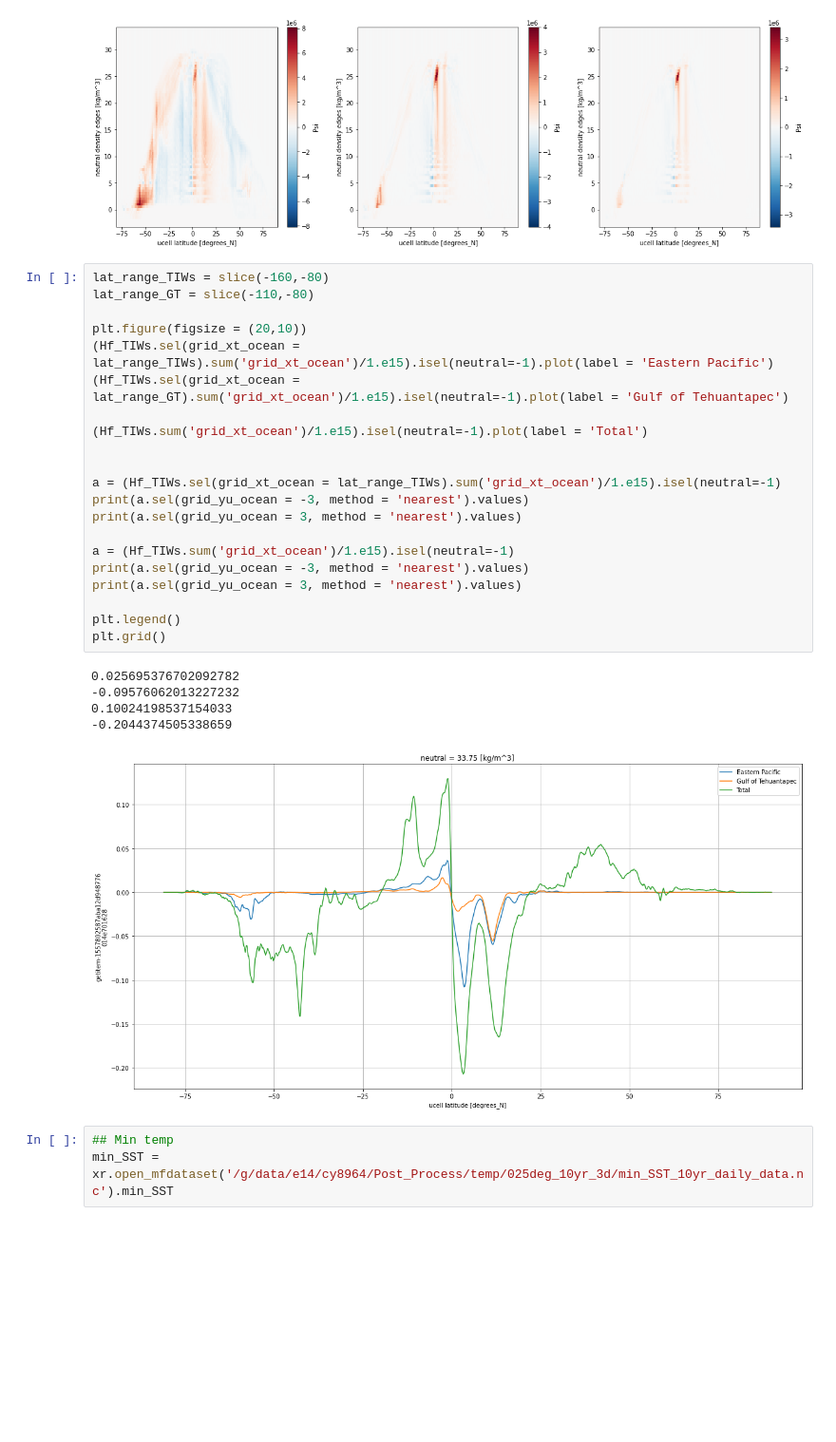
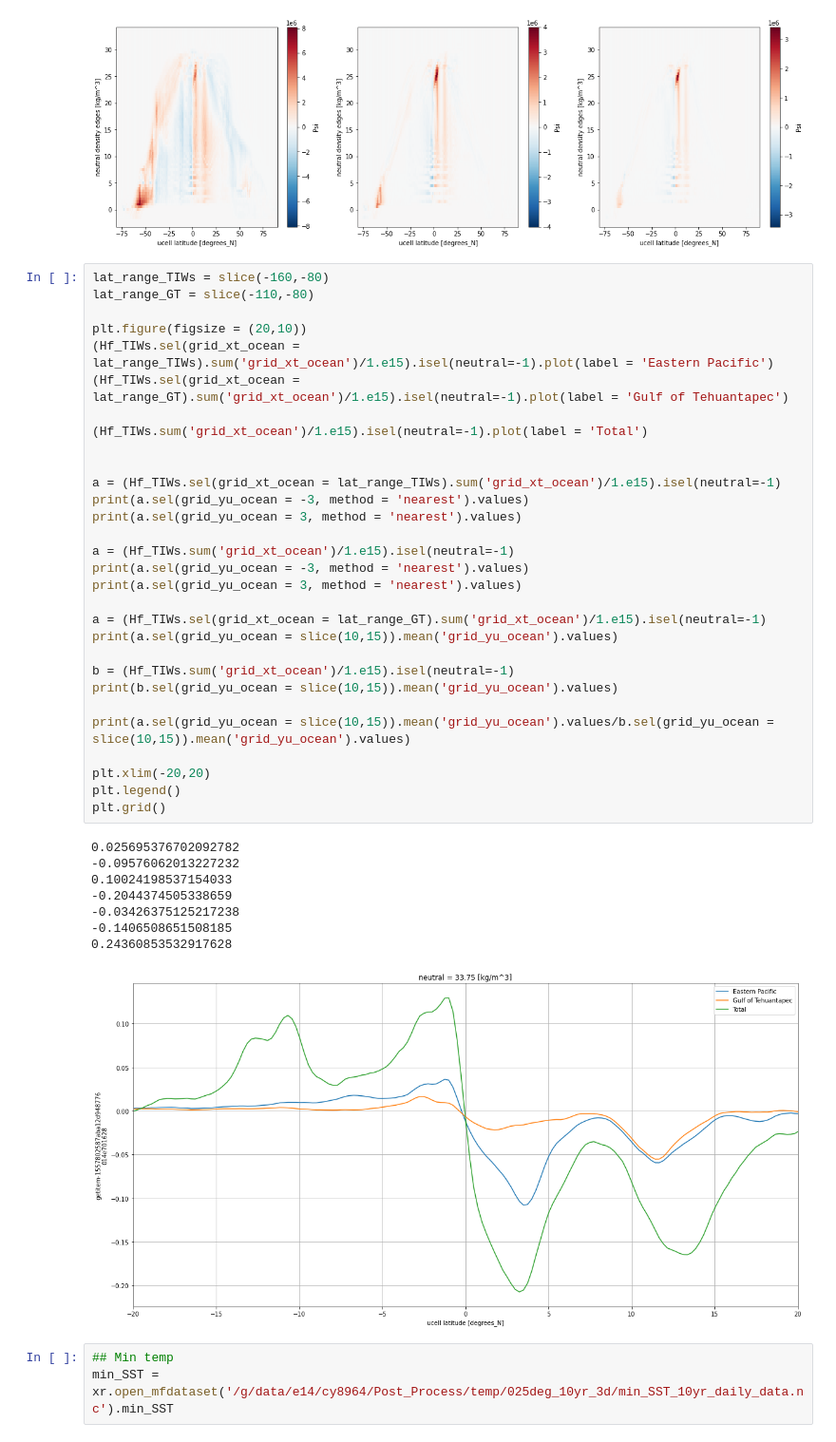
Before and after one commit to claireyung/Eddy_Diathermal_Code, a Jupyter notebook: Some_regional_numbers.ipynb, the cells around one changed output. Shown at 95% size. Saved outputs shown, nothing was run; the diff lists cells and outputs as text; blank space fills up the shorter version.

Commit message:
3 Dec 2022 - Add 1 degree analysis for 10 years, comparison of mean and tot for small terms, and update figures

```diff
--- a/Some_regional_numbers.ipynb
+++ b/Some_regional_numbers.ipynb
@@ -223,30 +225,42 @@ Psi_TIWs.sel(grid_xt_ocean = slice(-130,-100)).sum('grid_xt_ocean').plot(x = 'gr
 # %%
 lat_range_TIWs = slice(-160,-80)
 lat_range_GT = slice(-110,-80)
 
 plt.figure(figsize = (20,10))
 (Hf_TIWs.sel(grid_xt_ocean = lat_range_TIWs).sum('grid_xt_ocean')/1.e15).isel(neutral=-1).plot(label = 'Eastern Pacific')
 (Hf_TIWs.sel(grid_xt_ocean = lat_range_GT).sum('grid_xt_ocean')/1.e15).isel(neutral=-1).plot(label = 'Gulf of Tehuantapec')
 
 (Hf_TIWs.sum('grid_xt_ocean')/1.e15).isel(neutral=-1).plot(label = 'Total')
 
 
 a = (Hf_TIWs.sel(grid_xt_ocean = lat_range_TIWs).sum('grid_xt_ocean')/1.e15).isel(neutral=-1)
 print(a.sel(grid_yu_ocean = -3, method = 'nearest').values)
 print(a.sel(grid_yu_ocean = 3, method = 'nearest').values)
 
 a = (Hf_TIWs.sum('grid_xt_ocean')/1.e15).isel(neutral=-1)
 print(a.sel(grid_yu_ocean = -3, method = 'nearest').values)
 print(a.sel(grid_yu_ocean = 3, method = 'nearest').values)
 
+a = (Hf_TIWs.sel(grid_xt_ocean = lat_range_GT).sum('grid_xt_ocean')/1.e15).isel(neutral=-1)
+print(a.sel(grid_yu_ocean = slice(10,15)).mean('grid_yu_ocean').values)
+
+b = (Hf_TIWs.sum('grid_xt_ocean')/1.e15).isel(neutral=-1)
+print(b.sel(grid_yu_ocean = slice(10,15)).mean('grid_yu_ocean').values)
+
+print(a.sel(grid_yu_ocean = slice(10,15)).mean('grid_yu_ocean').values/b.sel(grid_yu_ocean = slice(10,15)).mean('grid_yu_ocean').values)
+
+plt.xlim(-20,20)
 plt.legend()
 plt.grid()
 # %% [output]
 0.025695376702092782
 -0.09576062013227232
 0.10024198537154033
 -0.2044374505338659
+-0.03426375125217238
+-0.1406508651508185
+0.24360853532917628
-[figure, old version]
+[figure, new version]
 # %%
 ## Min temp
 min_SST = xr.open_mfdataset('/g/data/e14/cy8964/Post_Process/temp/025deg_10yr_3d/min_SST_10yr_daily_data.nc').min_SST
```
Also changed, not shown: parts of 10 cells of this notebook, 14 other files.
